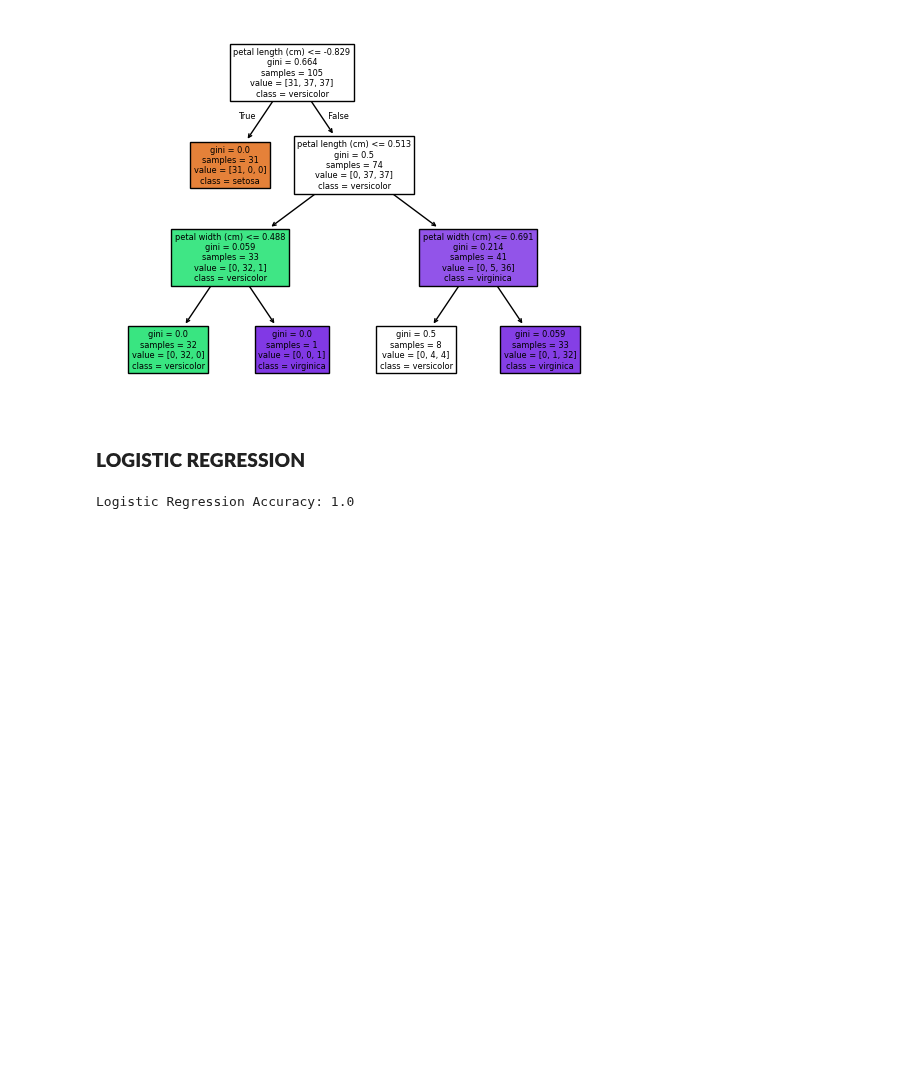
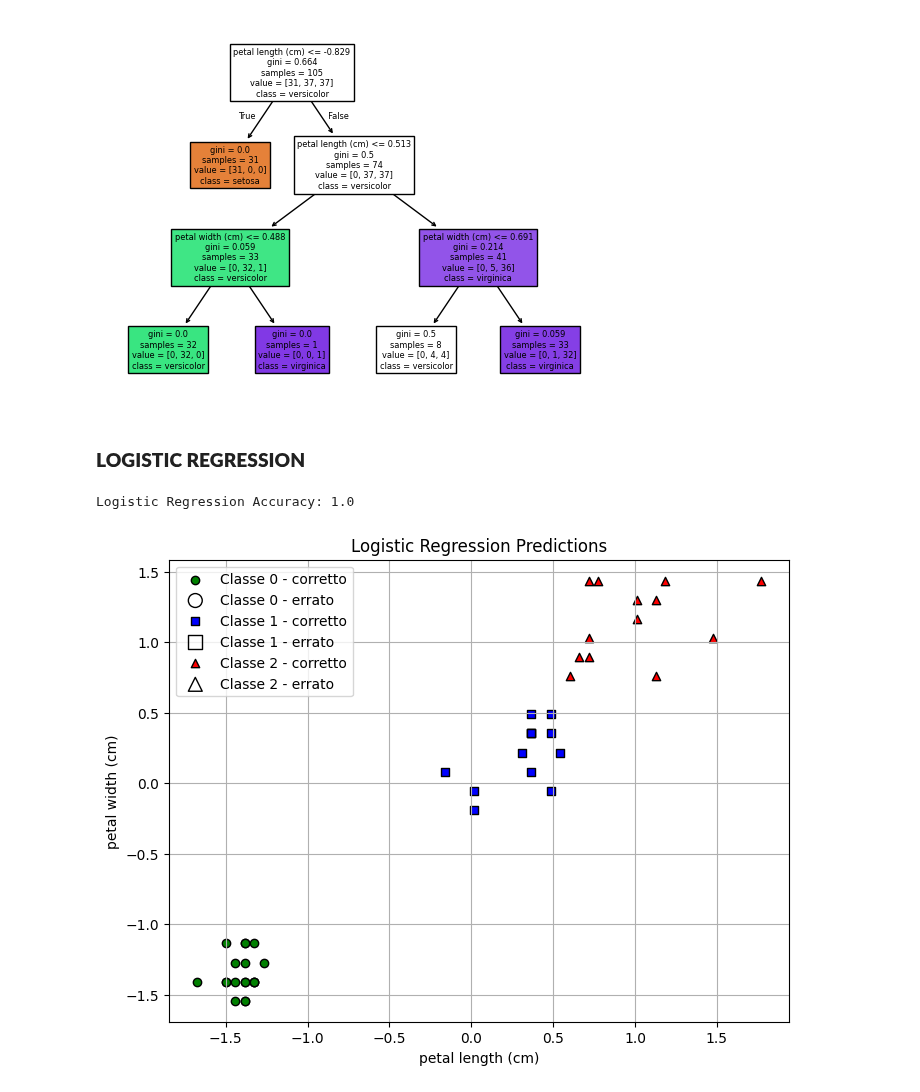
Before and after one commit to FabioBiit/ML_SCRIPTS, a Jupyter notebook: NOTEBOOKS/ML_NOTEBOOK.ipynb, the cells around one changed output. Saved outputs shown, nothing was run; the diff lists cells and outputs as text; code cells hidden in the pictures; blank space fills up the shorter version.

```diff
--- a/NOTEBOOKS/ML_NOTEBOOK.ipynb
+++ b/NOTEBOOKS/ML_NOTEBOOK.ipynb
@@ -170,4 +173,6 @@ Logistic Regression Accuracy: 1.0
 # %%
 feature_indices = [2,3]  # Petal length and petal width
 X_test_vis = X_test_scaled[:, feature_indices]
-plot_test_predictions(X_test_vis, y_test, y_pred_log, title="Logistic Regression Predictions")
+plot_test_predictions(X_test_vis, y_test, y_pred_log, iris.feature_names[2:4], "Logistic Regression Predictions")
+# %% [output]
+[figure, added]
```
Also changed, not shown: parts of 1 cell of this notebook, 1 other file.
